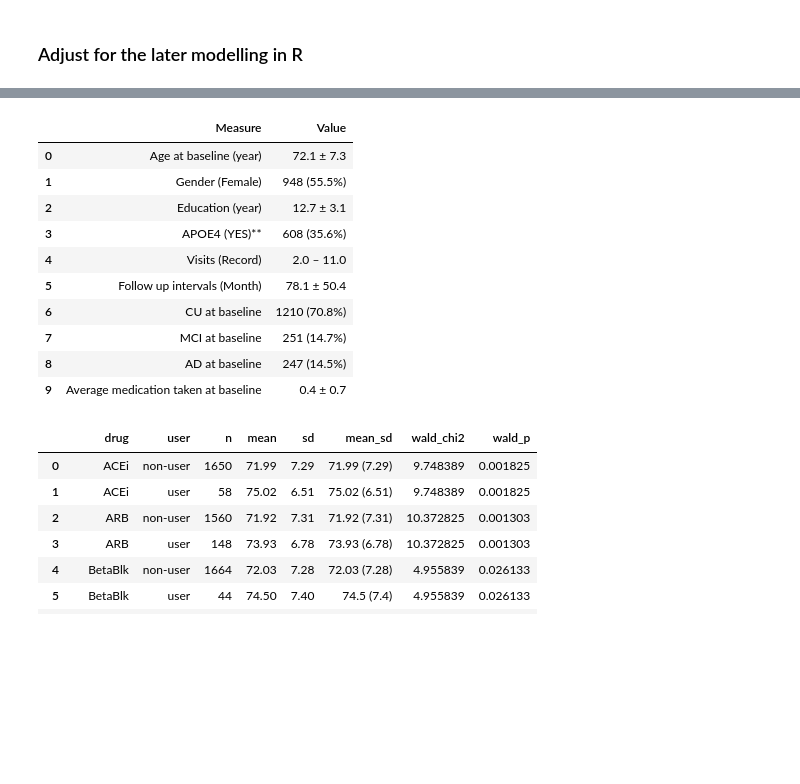
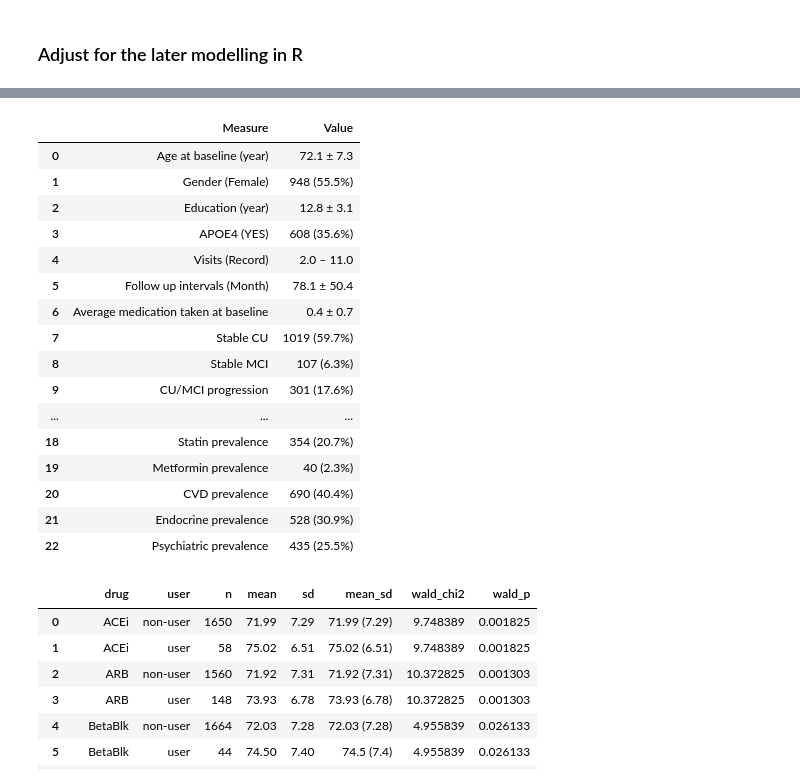
Before and after one commit to Sabrina-wyh/Multicohort-Medication-AD, a Jupyter notebook: code/preprocessed_AIBL.ipynb, the cells around one changed output, grey strips where cells are left out. Saved outputs shown, nothing was run; the diff lists cells and outputs as text; code cells hidden in the pictures; blank space fills up the shorter version.

Commit message:
Update preprocessed_AIBL.ipynb
update with the comorbidity

```diff
--- a/code/preprocessed_AIBL.ipynb
+++ b/code/preprocessed_AIBL.ipynb
@@ -371,7 +393,29 @@ merged_df
+# %%
+med_cols = ['ACEi', 'ARB', 'BetaBlk', 'CCB', 'Diuretic', 'Statin', 'Metformin']
+disease_cols = ['CVD', 'Endocrine', 'Psychiatric']
+
+# participant never took ANY medication across ALL visits
+med_control = (
+    ~merged_df.groupby('id')[med_cols]
+    .transform('any')
+    .any(axis=1)
+)
+
+# participant never had ANY disease across ALL visits
+disease_control = (
+    ~merged_df.groupby('id')[disease_cols]
+    .transform('any')
+    .any(axis=1)
+)
+
+merged_df['Med_Control'] = med_control
+merged_df['Disease_Control'] = disease_control
+merged_df['Total_Disease'] = merged_df[disease_cols].sum(axis=1)
 # %%
 print(f"Initial rows: {len(merged_df)}")
 merged_clean = merged_df.dropna(subset=['status'])
-merged_clean = merged_clean[~(merged_clean['MMSE'].isna() & merged_clean['CDR'].isna())]
+# merged_clean = merged_clean[~(merged_clean['MMSE'].isna() & merged_clean['CDR'].isna())]
+merged_clean = merged_clean[~(merged_clean['CDR'].isna())]
 print(f"After dropping missings: {len(merged_clean)}")
 merged_clean = merged_clean[merged_clean.groupby('id')['visit_no'].transform('nunique') > 1]
 print(f"After removing number of records: {len(merged_clean)}")
@@ -428,2 +524,7 @@ print(merged_clean['id'].nunique(), "unique participants in the final AIBL datas
 # %%
-merged_clean = pd.read_csv('../preprocessed_data/AIBL/AIBL_cdr_imputed.csv')
+# // PLEASE IGNORE BELOW. THIS IS JUST TO LOAD THE FINAL CLEANED DATASET FOR ANALYSIS, NOT THE PREPROCESSING STEPS.
+# THE ONLY IMPUTED VARIABLE IS APOE4 WITH ONLY 2.2% MISSINGNESS, AND WE IMPUTED IT WITH NISSRANGER IN R.
+# have the same function and result in Tables.Rmd
+# merged_clean = pd.read_csv('../preprocessed_data/AIBL/AIBL_cdr_imputed.csv')
+# %%
+groups, labelled_df = med_utils.split_by_progression(merged_clean)
@@ -430,18 +539,24 @@ merged_clean = pd.read_csv('../preprocessed_data/AIBL/AIBL_cdr_imputed.csv')
 # %%
-summary_df = med_utils.baseline_summary(merged_clean)
+summary_df = med_utils.baseline_summary(labelled_df)
 summary_df
 # %% [output]
 |  | Measure | Value |
 | 0 | Age at baseline (year) | 72.1 ± 7.3 |
 | 1 | Gender (Female) | 948 (55.5%) |
-| 2 | Education (year) | 12.7 ± 3.1 |
-| 3 | APOE4 (YES)** | 608 (35.6%) |
+| 2 | Education (year) | 12.8 ± 3.1 |
+| 3 | APOE4 (YES) | 608 (35.6%) |
 | 4 | Visits (Record) | 2.0 – 11.0 |
 | 5 | Follow up intervals (Month) | 78.1 ± 50.4 |
-| 6 | CU at baseline | 1210 (70.8%) |
-| 7 | MCI at baseline | 251 (14.7%) |
-| 8 | AD at baseline | 247 (14.5%) |
-| 9 | Average medication taken at baseline | 0.4 ± 0.7 |
+| 6 | Average medication taken at baseline | 0.4 ± 0.7 |
+| 7 | Stable CU | 1019 (59.7%) |
+| 8 | Stable MCI | 107 (6.3%) |
+| 9 | CU/MCI progression | 301 (17.6%) |
+| ... | ... | ... |
+| 18 | Statin prevalence | 354 (20.7%) |
+| 19 | Metformin prevalence | 40 (2.3%) |
+| 20 | CVD prevalence | 690 (40.4%) |
+| 21 | Endocrine prevalence | 528 (30.9%) |
+| 22 | Psychiatric prevalence | 435 (25.5%) |
 # %%
 med_cols_names = ["ACEi", "ARB", "BetaBlk", "CCB", "Diuretic", "Statin", "Metformin"]
 med_utils.baseline_age_by_med(merged_clean, med_cols_names)
```
Also changed, not shown: parts of 26 cells of this notebook.
